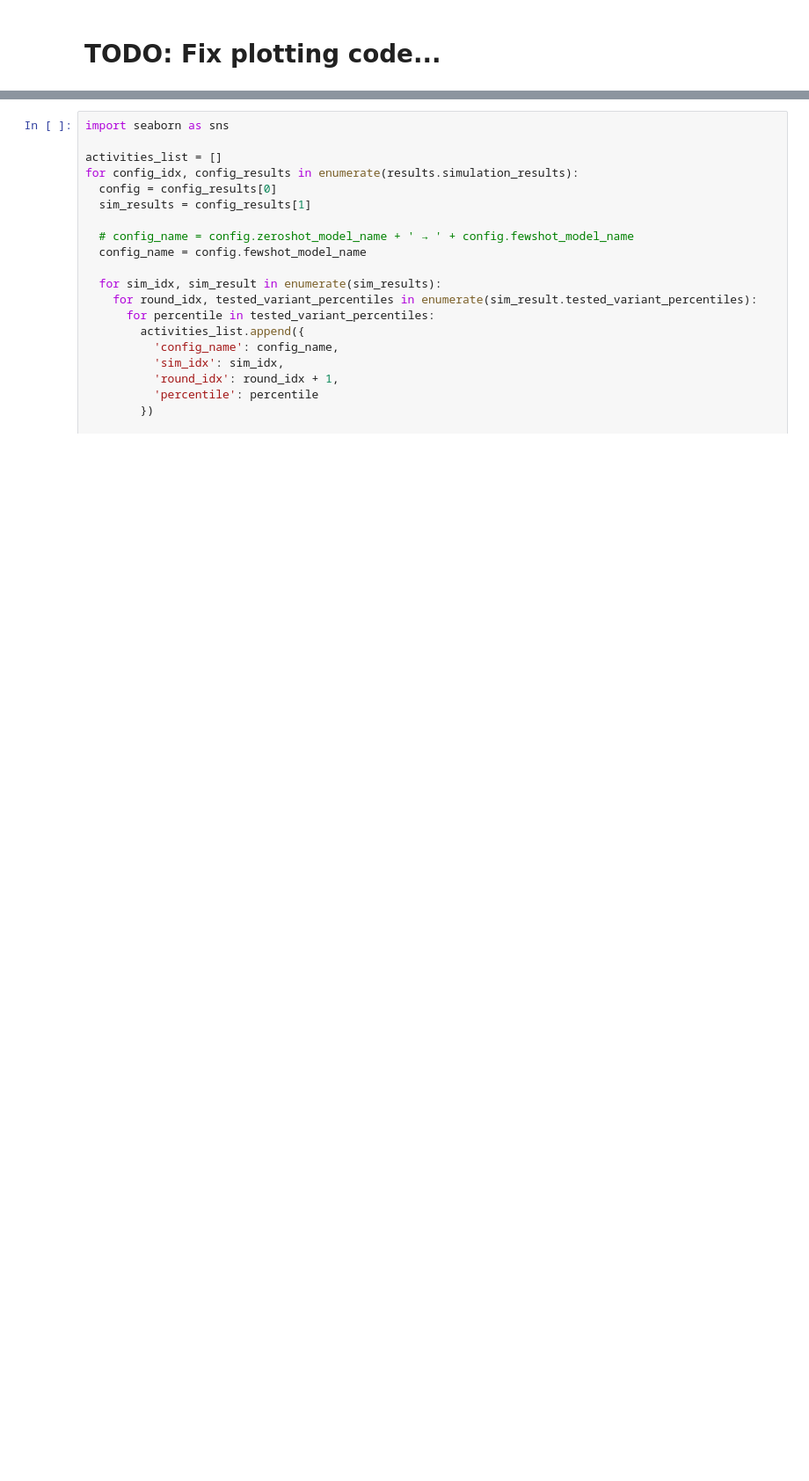
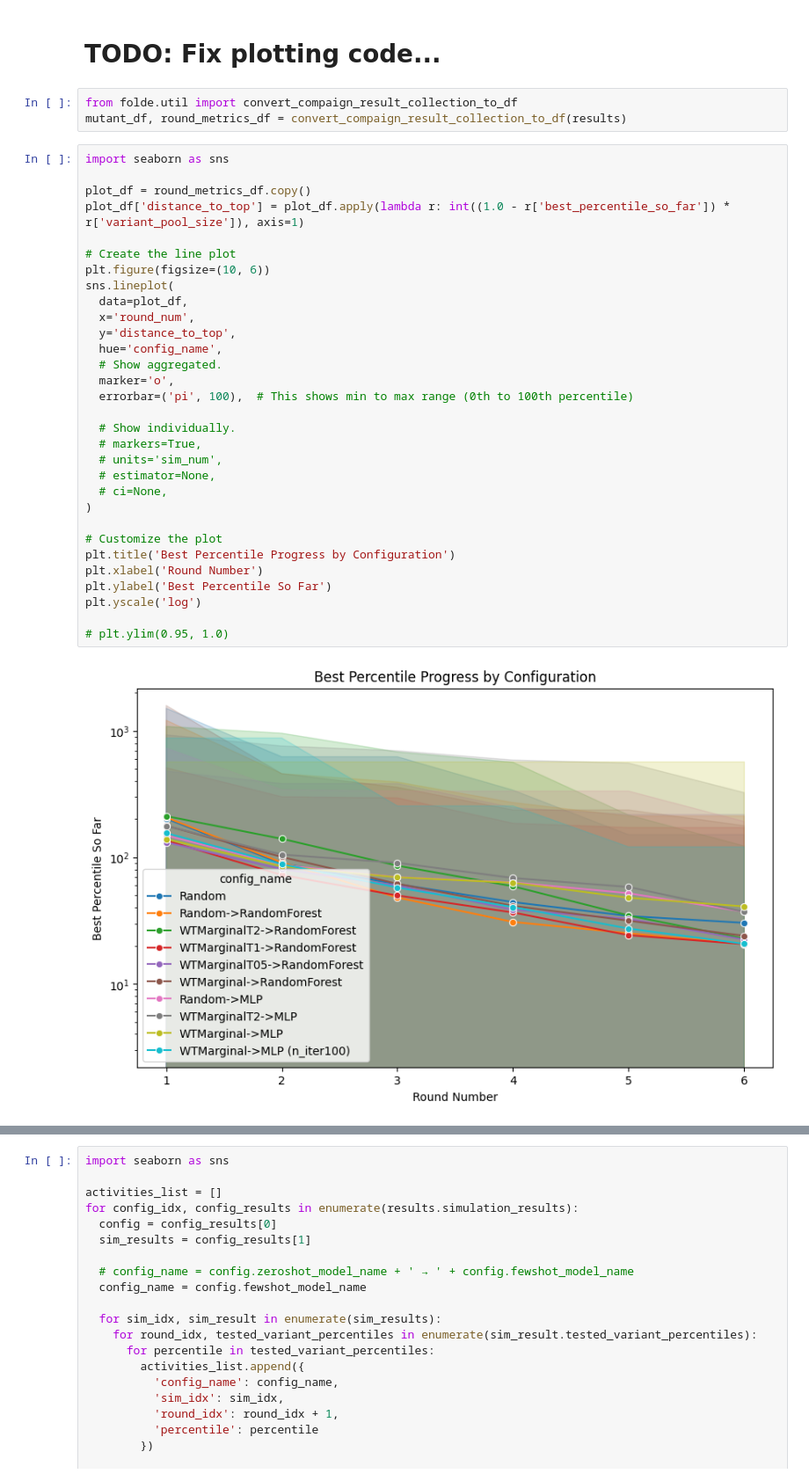
Before and after one commit to JBEI/foldy-internal, a Jupyter notebook: backend/src/notebooks/jacob/250315_test_folde_machinery.ipynb, the cells around one changed output, grey strips where cells are left out. Shown at 88% size. Cells and saved outputs as stored; diff of their text form; blank space fills up the shorter version.

```diff
--- a/backend/src/notebooks/jacob/250315_test_folde_machinery.ipynb
+++ b/backend/src/notebooks/jacob/250315_test_folde_machinery.ipynb
@@ -268,2 +432,38 @@ results = simulate_campaign(
 # %% [markdown]
 # TODO: Fix plotting code...
+# %%
+from folde.util import convert_compaign_result_collection_to_df
+mutant_df, round_metrics_df = convert_compaign_result_collection_to_df(results)
+# %%
+import seaborn as sns
+
+plot_df = round_metrics_df.copy()
+plot_df['distance_to_top'] = plot_df.apply(lambda r: int((1.0 - r['best_percentile_so_far']) * r['variant_pool_size']), axis=1)
+
+# Create the line plot
+plt.figure(figsize=(10, 6))
+sns.lineplot(
+  data=plot_df,
+  x='round_num',
+  y='distance_to_top',
+  hue='config_name',
+  # Show aggregated.
+  marker='o',
+  errorbar=('pi', 100),  # This shows min to max range (0th to 100th percentile)
+
+  # Show individually.
+  # markers=True,
+  # units='sim_num',
+  # estimator=None,
+  # ci=None,
+)
+
+# Customize the plot
+plt.title('Best Percentile Progress by Configuration')
+plt.xlabel('Round Number')
+plt.ylabel('Best Percentile So Far')
+plt.yscale('log')
+
+# plt.ylim(0.95, 1.0)
+# %% [output]
+[figure, added]
```
Also changed, not shown: parts of 8 cells of this notebook, 7 other files.
